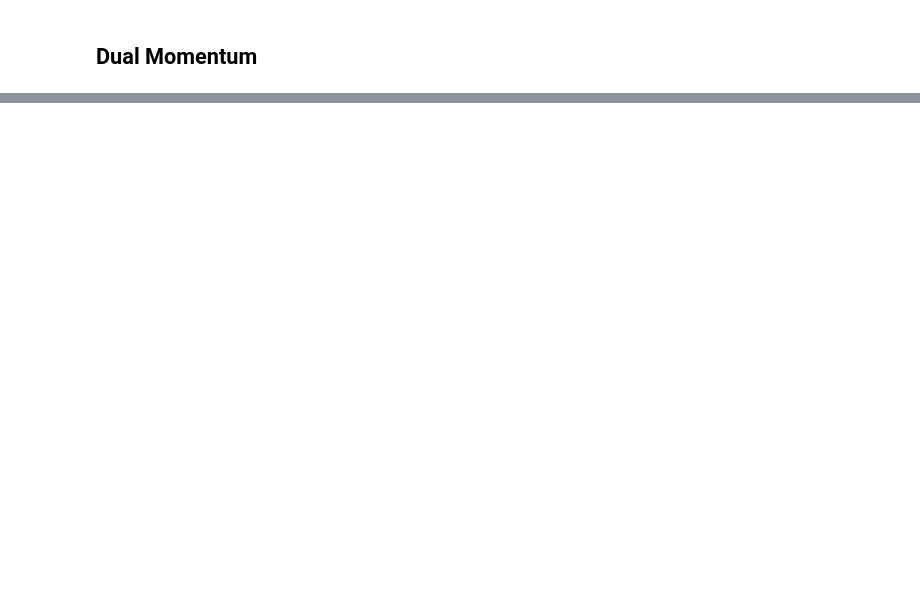
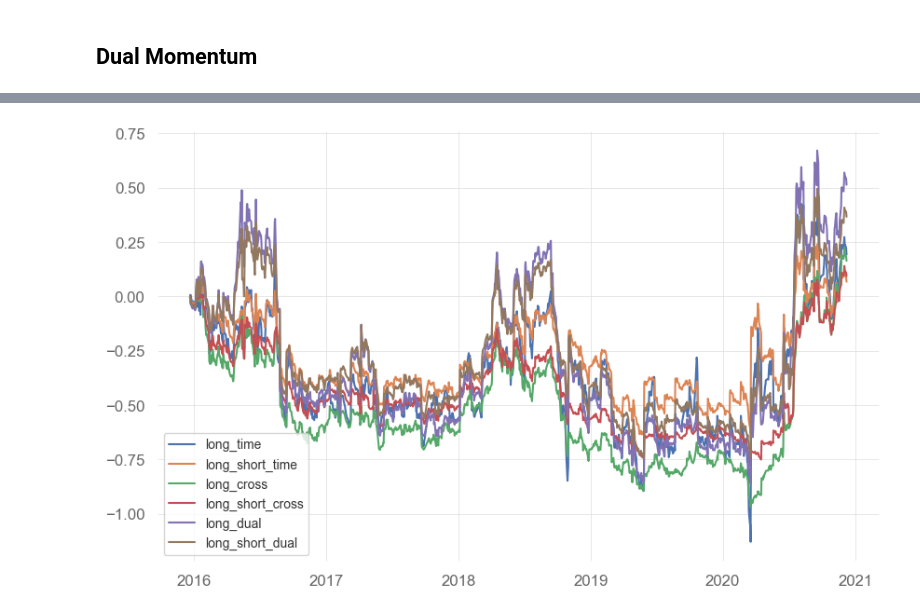
Before and after one commit to Donghwaa/FAI, a Jupyter notebook: momentum.ipynb, the cells around one changed output, grey strips where cells are left out. Cells and saved outputs as stored; diff of their text form; code cells hidden in the pictures; blank space fills up the shorter version.

```diff
--- a/momentum.ipynb
+++ b/momentum.ipynb
@@ -179,0 +189,15 @@ None
+# %%
+################## Visualization - Time Series ##################
+plt.plot(((long_time + 1).cumprod() - 1), label = 'long_time')
+plt.plot(((long_short_time + 1).cumprod() - 1), label = 'long_short_time')
+################## Visualization - Cross-Section ##################
+plt.plot(((long_cross + 1).cumprod() - 1), label = 'long_cross')
+plt.plot(((long_short_cross + 1).cumprod() - 1), label = 'long_short_cross')
+################## Visualization - Dual ##################
+plt.plot(((long_dual + 1).cumprod() - 1), label = 'long_dual')
+plt.plot(((long_short_dual + 1).cumprod() - 1), label = 'long_short_dual')
+
+plt.legend(fontsize=10)
+plt.show()
+# %% [output]
+[figure, added]
```
Also changed, not shown: parts of 3 cells of this notebook.
